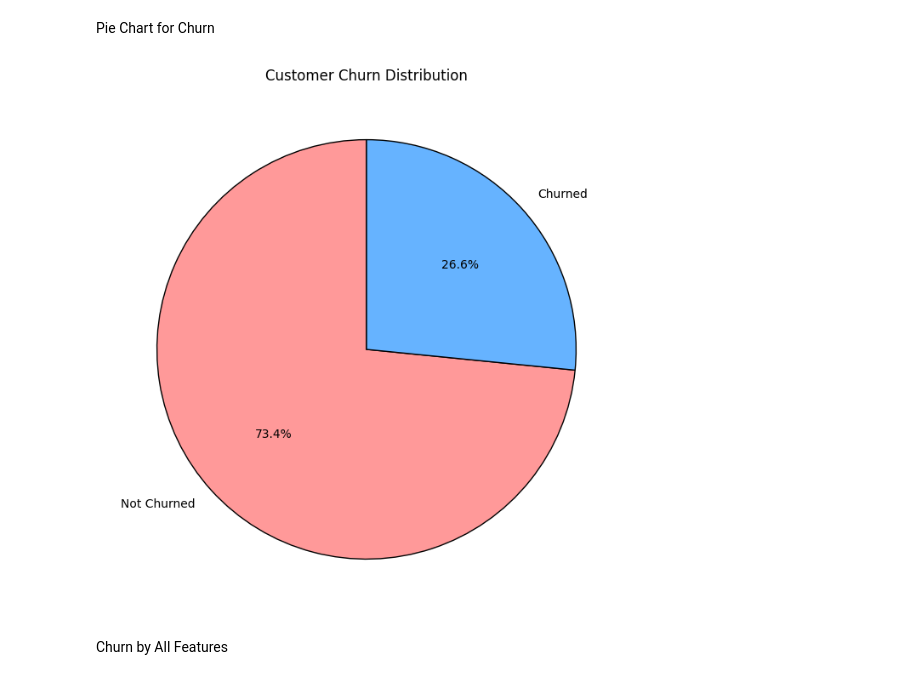
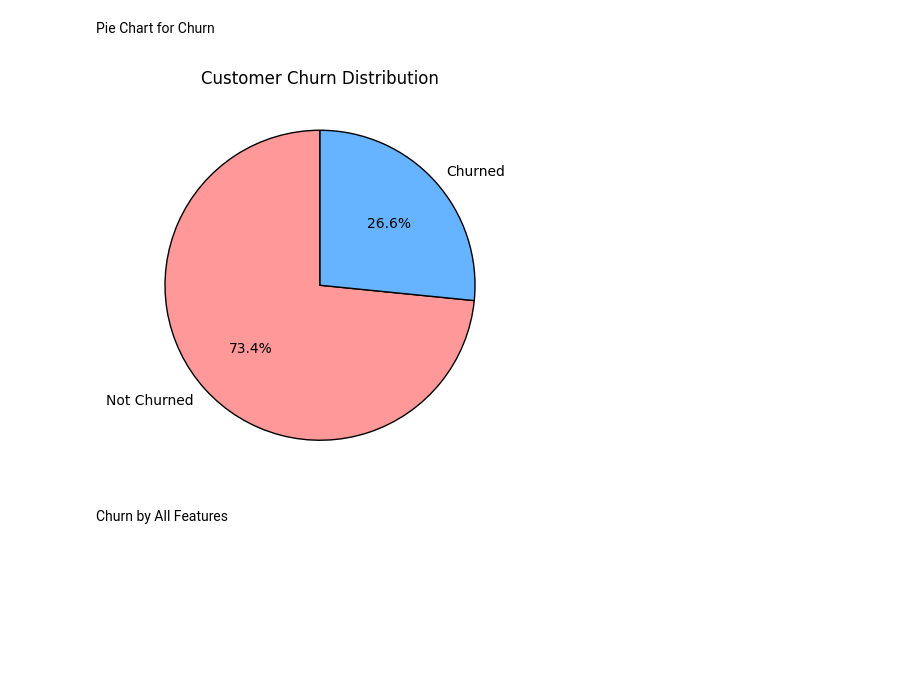
Before and after one commit to THAMEEM25/customer-churn-prediction, a Jupyter notebook: notebooks/Telco_EDA.ipynb, the cells around one changed output. Drawn from its saved outputs; the diff is of its cells as text; code cells hidden in the pictures; blank space fills up the shorter version.

```diff
--- a/notebooks/Telco_EDA.ipynb
+++ b/notebooks/Telco_EDA.ipynb
@@ -208,22 +208,22 @@ Data Visualization
 # %% [markdown]
  Pie Chart for Churn
 # %%
-plt.figure(figsize=(8, 8))
+plt.figure(figsize=(5, 8))
 full_data['Churn'].value_counts().plot.pie(
     autopct='%1.1f%%',
     startangle=90,
     colors=['#ff9999', '#66b3ff'],
     labels=['Not Churned', 'Churned'],
     wedgeprops={'edgecolor': 'black'}
 )
 plt.title("Customer Churn Distribution")
 plt.ylabel("")
 
 # Save as image (in same directory)
 plt.savefig("churn_distribution_pie.png", dpi=300, bbox_inches='tight')
 plt.show()
 # %% [output]
-[figure, old version]
+[figure, new version]
 # %% [markdown]
 Churn by All Features
 # %%
```
Also changed, not shown: parts of 1 cell of this notebook, 10 other files.
